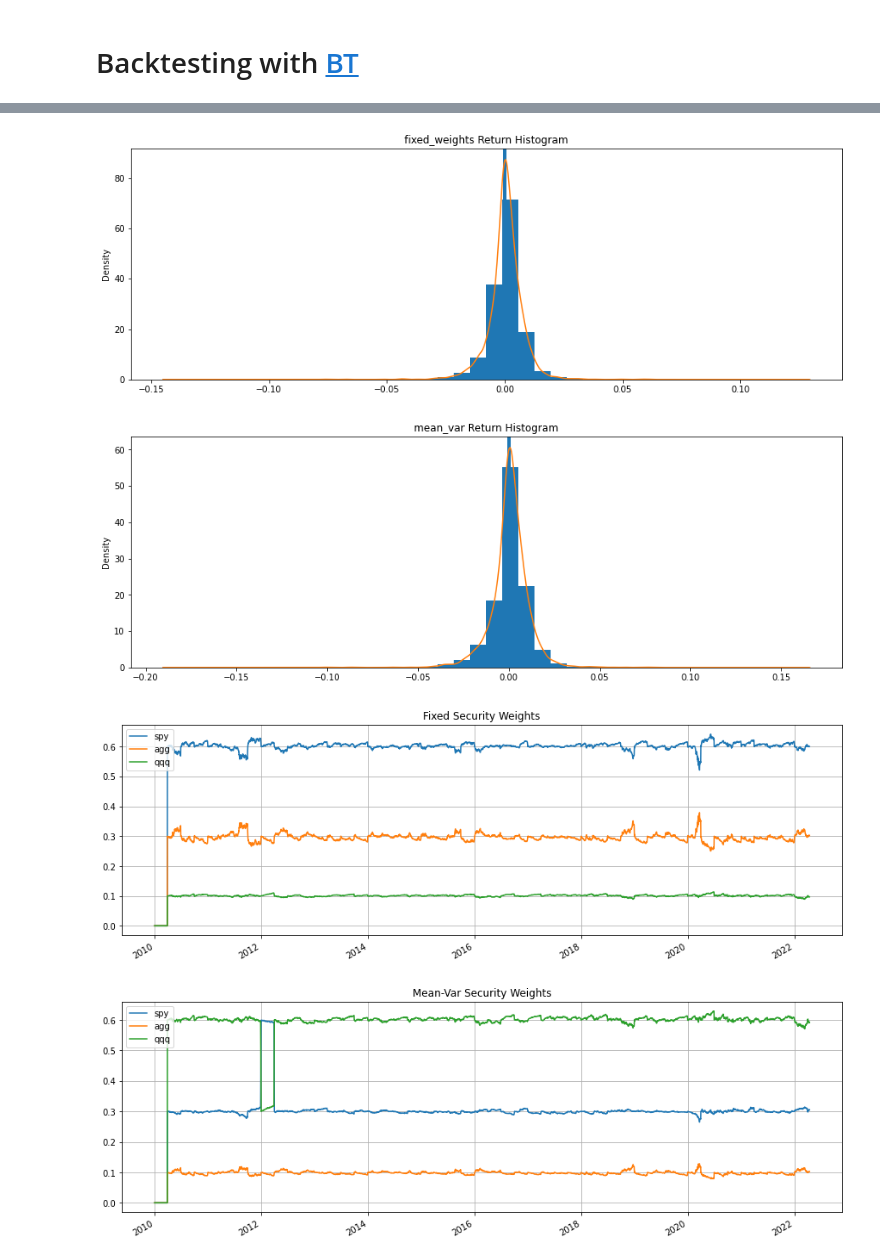
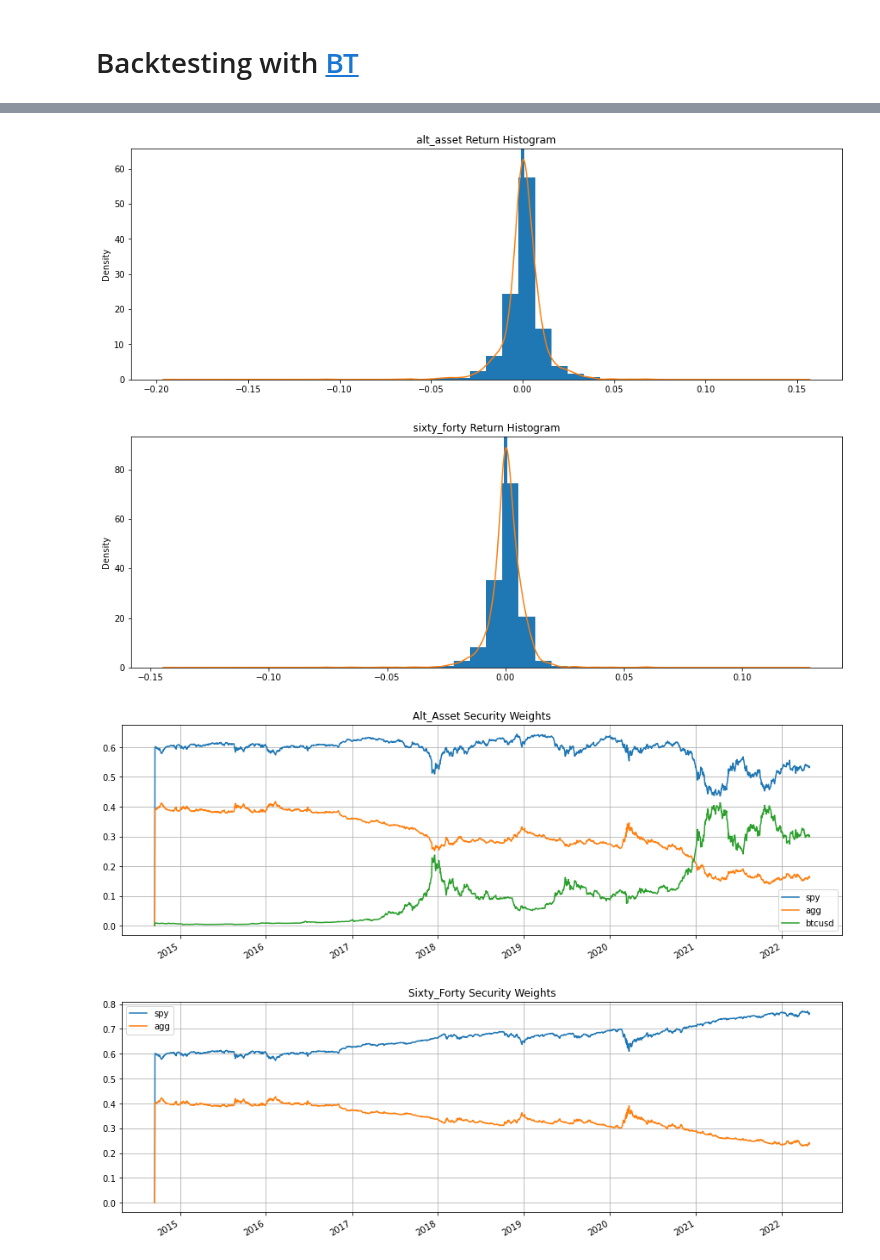
Before and after one commit to dbogatic/bt-backtest, a Jupyter notebook: bt_backtest.ipynb, the cells around one changed output, grey strips where cells are left out. Saved outputs shown, nothing was run; the diff lists cells and outputs as text; code cells hidden in the pictures.

Commit message:
upload updated strategy

```diff
--- a/bt_backtest.ipynb
+++ b/bt_backtest.ipynb
@@ -5,5 +8,5 @@ import bt
 # %%
 # Get prices from Yahoo Finance
-data = bt.get('spy,agg,qqq', start='2010-01-01')
-data.head()
+data = bt.get('spy,agg,btc-usd', start='2014-01-01').ffill()
+data
 # %% [output]
@@ -17,22 +27,22 @@ data.head()
 # %%
-# Create the BT strategy with Quarterly rebalancing and specified asset weights
-# For the list of available strategies see BT documentation)
-fixed_weights = bt.Strategy('fixed_weights', [bt.algos.RunQuarterly(),
-                       bt.algos.RunAfterDate('2010-01-04'),
+# Create the BT strategy traditional 60/40 portfolio with annual rebalancing
+# For the list of available strategies see BT documentation
+alt_asset = bt.Strategy('alt_asset', [bt.algos.RunYearly(),
+                       bt.algos.RunOnDate('2014-09-17'),
                        bt.algos.SelectAll(),
-                       bt.algos.WeighSpecified(spy=0.6,agg=0.3,qqq=0.10),
+                       bt.algos.WeighSpecified(spy=0.6,agg=0.39,btcusd=0.01),
                        bt.algos.Rebalance()])
 # %%
-# Create the BT strategy with Quarterly rebalancing and Markowitz Mean-Var optimization
-mean_var = bt.Strategy('mean_var', [bt.algos.RunQuarterly(),
-                       bt.algos.RunAfterDate('2010-01-04'),
-                       bt.algos.SelectAll(),
-                       bt.algos.WeighMeanVar(rf=0.01,bounds=(0.1,0.6)), # set risk-free rate and min,max bounds for each security
+# Create the BT strategy with Quarterly rebalancing and adding 5% BTC to traditional 60/40 portfolio
+sixty_forty = bt.Strategy('sixty_forty', [bt.algos.RunYearly(),
+                       bt.algos.RunOnDate('2014-09-17'),
+                       bt.algos.SelectThese('spy','agg'),
+                       bt.algos.WeighSpecified(spy=0.6,agg=0.4),
                        bt.algos.Rebalance()])
 # %%
 # Create a backtest and run it
-test = bt.Backtest(fixed_weights, data)
-test2 = bt.Backtest(mean_var, data)
+test = bt.Backtest(alt_asset, data)
+test2 = bt.Backtest(sixty_forty, data)
 res = bt.run(test,test2)
 # %%
 # Plot strategy performance over time
@@ -95,19 +97,19 @@ res.display_monthly_returns(backtest='mean_var')
 # %%
 # Display strategy histogram
-res.plot_histogram('fixed_weights')
-res.plot_histogram('mean_var')
+res.plot_histogram('alt_asset')
+res.plot_histogram('sixty_forty')
 # %% [output]
-[figure, old version]
+[figure, new version]
-[figure, old version]
+[figure, new version]
 # %%
-# Plot the security weights over time - fixed weights
-res.plot_security_weights(grid=True, title='Fixed Security Weights')
+# Plot the security weights over time - alt_asset
+res.plot_security_weights(grid=True, title='Alt_Asset Security Weights')
 # %% [output]
-[figure, old version]
+[figure, new version]
 # %%
-# Plot the security weights over time - Mean-Var optimization
+# Plot the security weights over time - sixty_forty
 res2 = bt.run(test2)
-res2.plot_security_weights(grid=True, title='Mean-Var Security Weights')
+res2.plot_security_weights(grid=True, title='Sixty_Forty Security Weights')
 # %% [output]
-[figure, old version]
+[figure, new version]
 # %%
```
Also changed, not shown: parts of 10 cells of this notebook.
